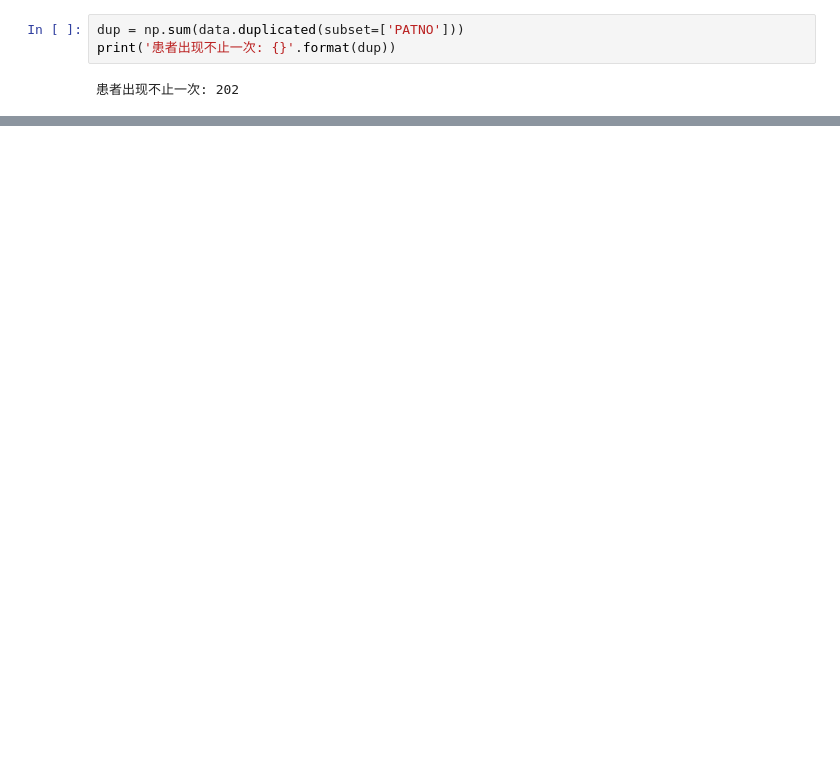
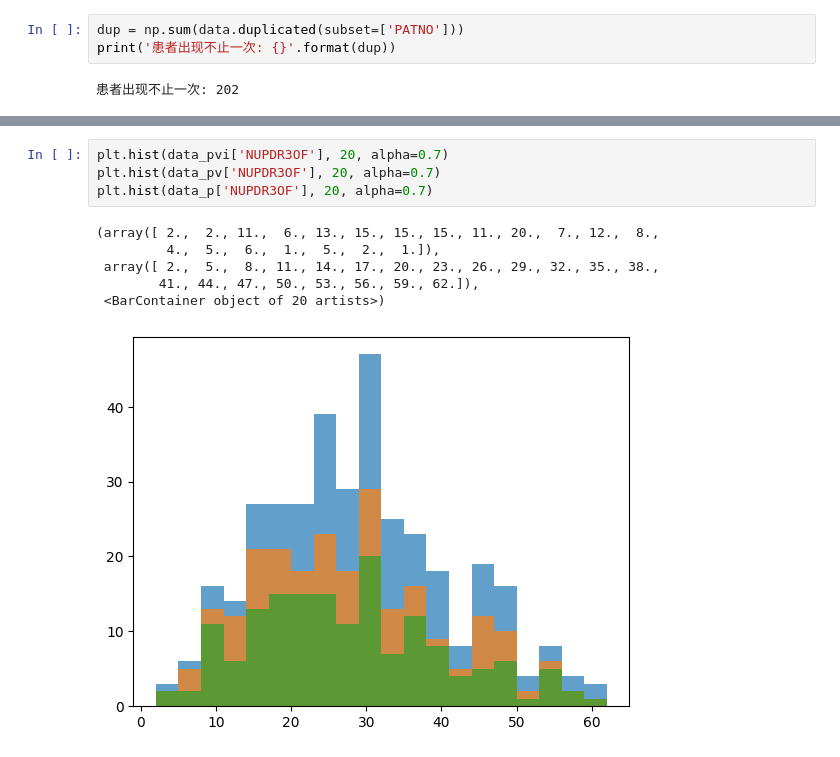
Before and after one commit to Biobots/Levodopa_Parkinson_MRI, a Jupyter notebook: stats.ipynb, the cells around one changed output, grey strips where cells are left out. Drawn from its saved outputs; the diff is of its cells as text; blank space fills up the shorter version.

```diff
--- a/stats.ipynb
+++ b/stats.ipynb
@@ -38,0 +34,11 @@ plt.hist(data['DURATION'], 20)
+# %%
+plt.hist(data_pvi['NUPDR3OF'], 20, alpha=0.7)
+plt.hist(data_pv['NUPDR3OF'], 20, alpha=0.7)
+plt.hist(data_p['NUPDR3OF'], 20, alpha=0.7)
+# %% [output]
+(array([ 2.,  2., 11.,  6., 13., 15., 15., 15., 11., 20.,  7., 12.,  8.,
+         4.,  5.,  6.,  1.,  5.,  2.,  1.]),
+ array([ 2.,  5.,  8., 11., 14., 17., 20., 23., 26., 29., 32., 35., 38.,
+        41., 44., 47., 50., 53., 56., 59., 62.]),
+ <BarContainer object of 20 artists>)
+[figure, added]
```
Also changed, not shown: parts of 8 cells of this notebook, 13 other files.
